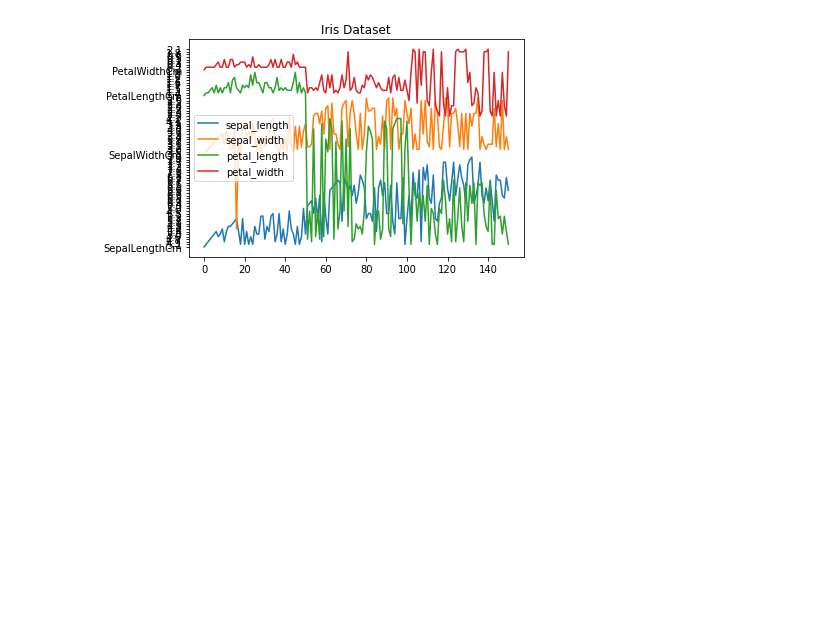
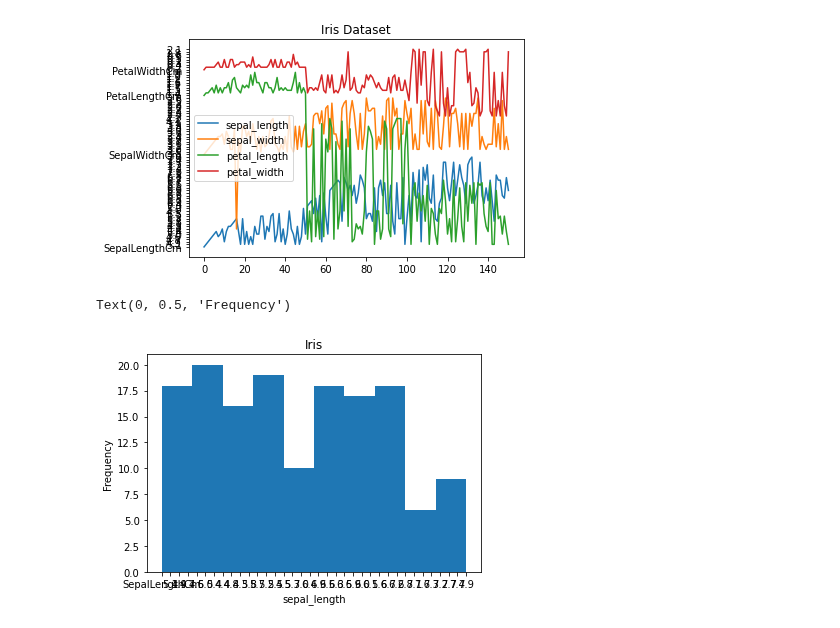
Before and after one commit to shubhamlad21/msc1_fds_512, a Jupyter notebook: FDS_2.ipynb, the cells around one changed output. Cells and saved outputs as stored; diff of their text form; code cells hidden in the pictures; blank space fills up the shorter version.

```diff
--- a/FDS_2.ipynb
+++ b/FDS_2.ipynb
@@ -127,3 +127,12 @@ ax.legend()
 # %% [output]
 <matplotlib.legend.Legend at 0x...>
 [figure]
+# %%
+fix, ax = plt.subplots()
+ax.hist(iris['sepal_length'])
+ax.set_title('Iris')
+ax.set_xlabel('sepal_length')
+ax.set_ylabel('Frequency')
+# %% [output]
+Text(0, 0.5, 'Frequency')
+[figure, added]
```
Also changed, not shown: parts of 1 cell of this notebook.
